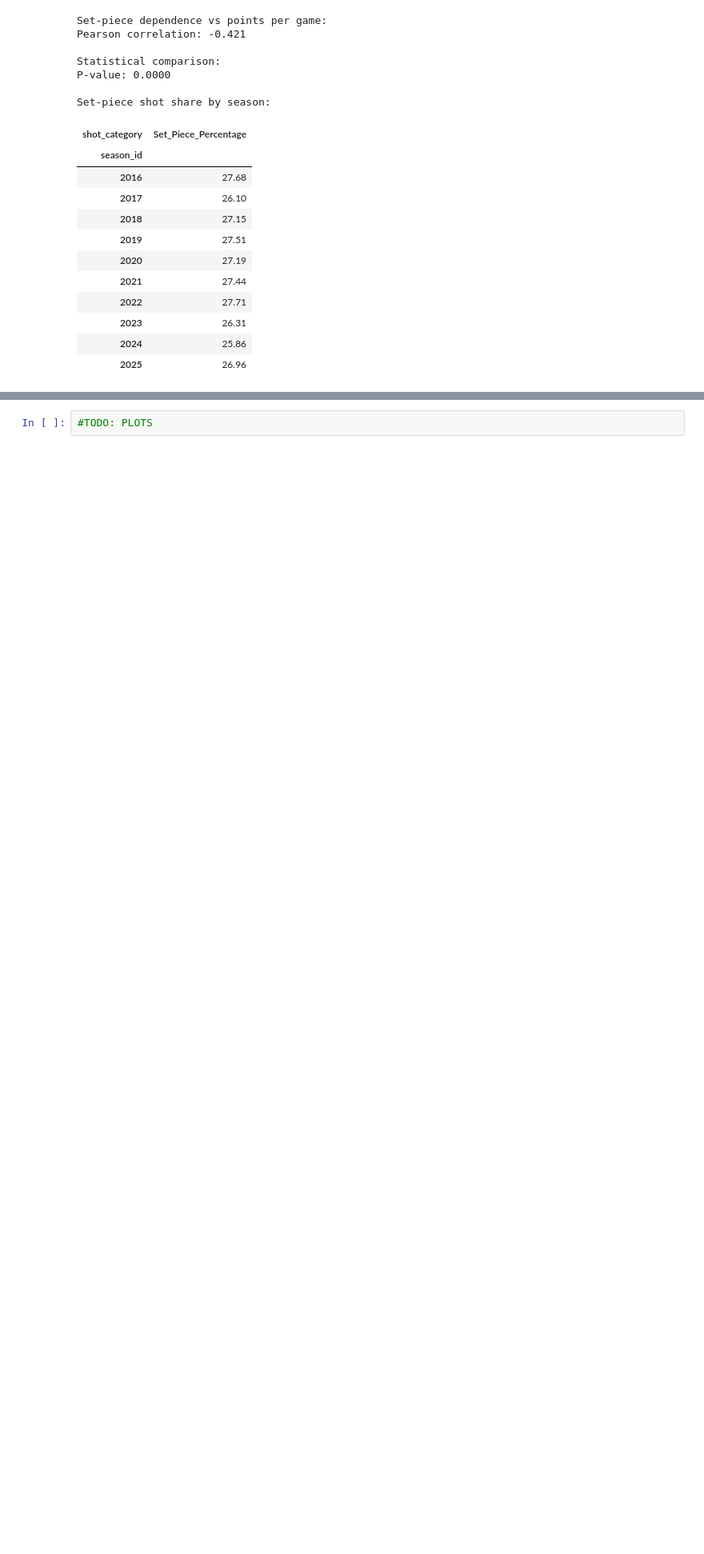
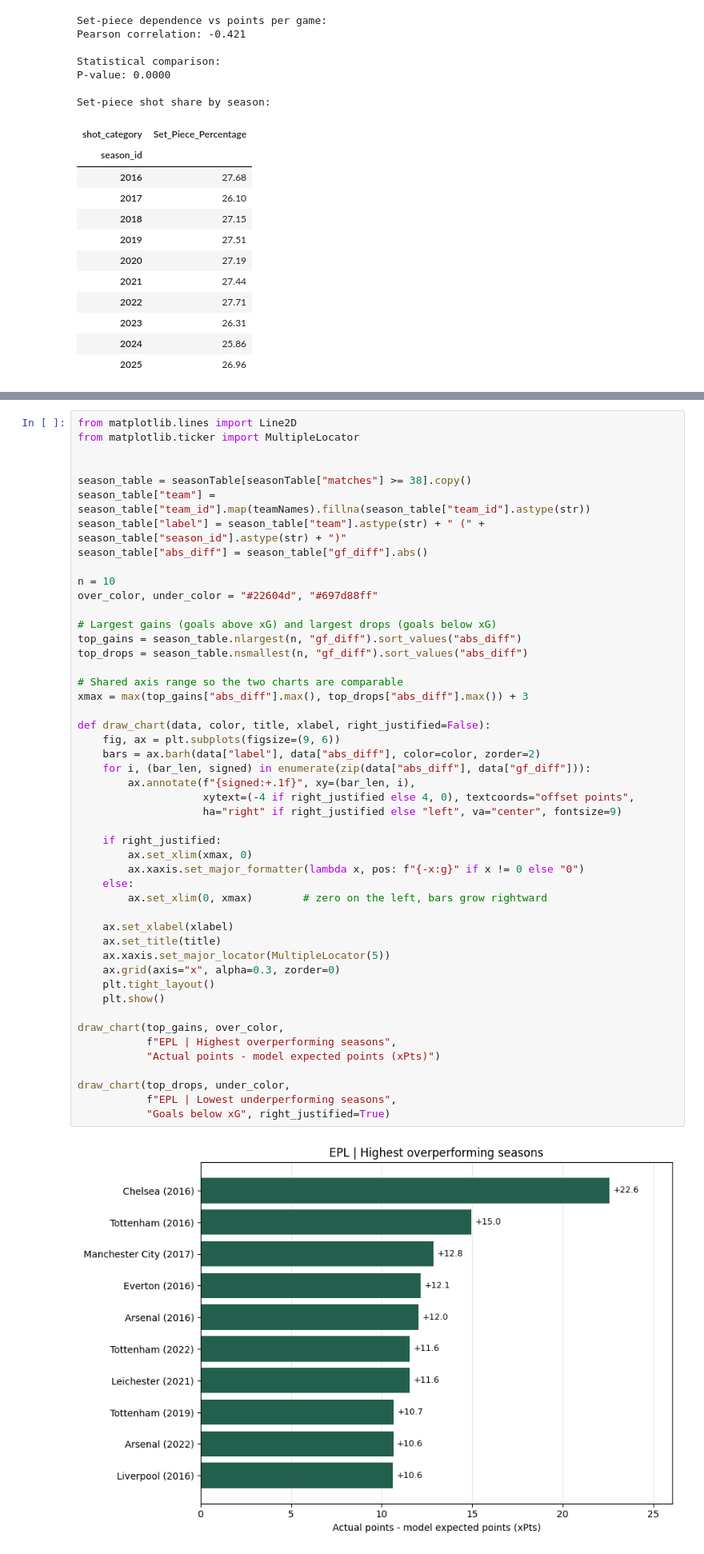
Before and after one commit to PhilipVickery/445FinalProject, a Jupyter notebook: PremierLeague.ipynb, the cells around one changed output, grey strips where cells are left out. Shown at 80% size. Drawn from its saved outputs; the diff is of its cells as text; blank space fills up the shorter version.

Commit message:
Bundesliga data csv + Premier q3

```diff
--- a/PremierLeague.ipynb
+++ b/PremierLeague.ipynb
@@ -822,2 +860,50 @@ Biggest single season finishing overperformers (goals above xG):
 # %%
-#TODO: PLOTS
+from matplotlib.lines import Line2D
+from matplotlib.ticker import MultipleLocator
+
+
+season_table = seasonTable[seasonTable["matches"] >= 38].copy()
+season_table["team"] = season_table["team_id"].map(teamNames).fillna(season_table["team_id"].astype(str))
+season_table["label"] = season_table["team"].astype(str) + " (" + season_table["season_id"].astype(str) + ")"
+season_table["abs_diff"] = season_table["gf_diff"].abs()
+
+n = 10
+over_color, under_color = "#22604d", "#697d88ff"
+
+# Largest gains (goals above xG) and largest drops (goals below xG)
+top_gains = season_table.nlargest(n, "gf_diff").sort_values("abs_diff")
+top_drops = season_table.nsmallest(n, "gf_diff").sort_values("abs_diff")
+
+# Shared axis range so the two charts are comparable
+xmax = max(top_gains["abs_diff"].max(), top_drops["abs_diff"].max()) + 3
+
+def draw_chart(data, color, title, xlabel, right_justified=False):
+    fig, ax = plt.subplots(figsize=(9, 6))
+    bars = ax.barh(data["label"], data["abs_diff"], color=color, zorder=2)
+    for i, (bar_len, signed) in enumerate(zip(data["abs_diff"], data["gf_diff"])):
+        ax.annotate(f"{signed:+.1f}", xy=(bar_len, i),
+                    xytext=(-4 if right_justified else 4, 0), textcoords="offset points",
+                    ha="right" if right_justified else "left", va="center", fontsize=9)
+
+    if right_justified:
+        ax.set_xlim(xmax, 0)
+        ax.xaxis.set_major_formatter(lambda x, pos: f"{-x:g}" if x != 0 else "0")
+    else:
+        ax.set_xlim(0, xmax)        # zero on the left, bars grow rightward
+
+    ax.set_xlabel(xlabel)
+    ax.set_title(title)
+    ax.xaxis.set_major_locator(MultipleLocator(5))
+    ax.grid(axis="x", alpha=0.3, zorder=0)
+    plt.tight_layout()
+    plt.show()
+
+draw_chart(top_gains, over_color,
+           f"EPL | Highest overperforming seasons",
+           "Actual points - model expected points (xPts)")
+
+draw_chart(top_drops, under_color,
+           f"EPL | Lowest underperforming seasons",
+           "Goals below xG", right_justified=True)
+# %% [output]
+[figure, added]
```
Also changed, not shown: parts of 11 cells of this notebook, 2 other files.
